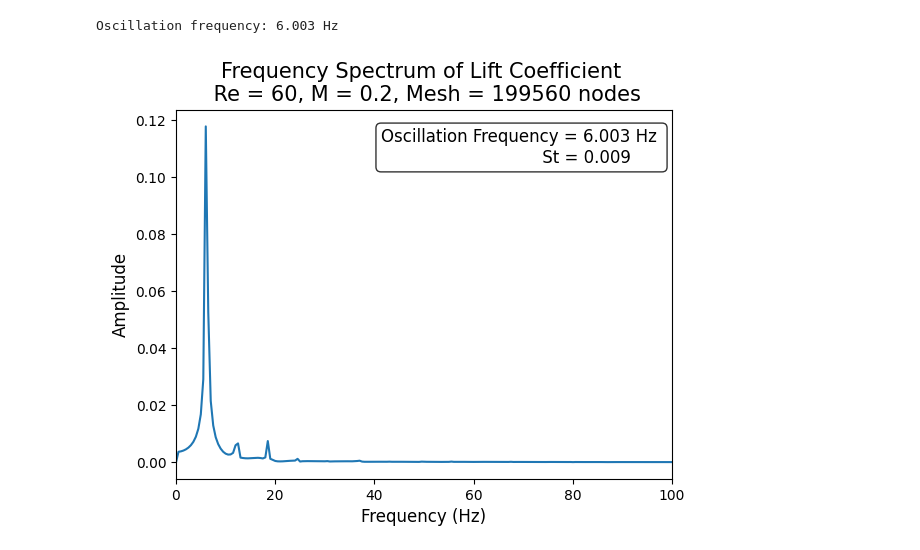
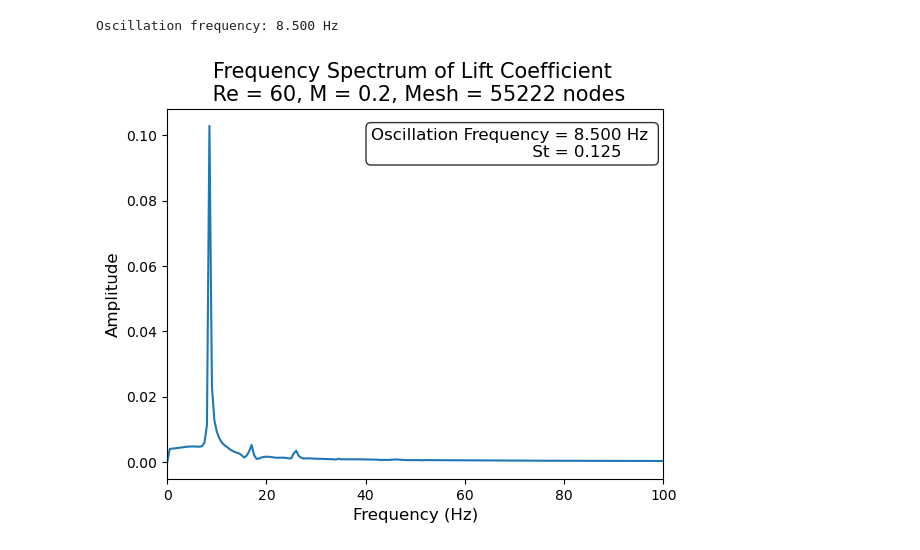
Before and after one commit to AFFONG/flux_jacobian, a Jupyter notebook: notebooks/cfd_post/unsteady_cl_plot.ipynb, the cells around one changed output. Drawn from its saved outputs; the diff is of its cells as text; code cells hidden in the pictures.

```diff
--- a/notebooks/cfd_post/unsteady_cl_plot.ipynb
+++ b/notebooks/cfd_post/unsteady_cl_plot.ipynb
@@ -22,11 +22,14 @@ RE = 60
 Mach = 0.2
 mesh_ver = 3
 GROUP = 2
-Mesh = 199560
+Mesh = 55222
 ianimgrp = GROUP
 
 
-cfd_dir = f"/home/ahf25/CFD_2d_cylinder_all/Unsteady/M{Mach}/v{mesh_ver}_mesh/2d_cylinder_{Mesh}_Re{RE}_unsteady"
+# cfd_dir = f"/home/ahf25/CFD_2d_cylinder_all/Unsteady/M{Mach}/v{mesh_ver}_mesh/2d_cylinder_{Mesh}_Re{RE}_unsteady"
+
+cfd_dir = f"/mnt/data1/ahf25/run2/2d_cylinder_{Mesh}_Re{RE}_unsteady"
+
 nod_file = f"cylinder.nod"
 plt_file = "cylinder.plt"
 grp_file =f"cylinder.grp{GROUP:02}"
@@ -117,7 +120,7 @@ blade = area_normals_pv(grp.coords, grp.icon3, grp.icon4)
 deltat = top["dtstr"] / Constants()["u"]
 
 # define delta_t per frame IMPORTANT
-frame_rate = 10 # output rate of animation  e.g frame_rate = 10 referes to 1 output per 10 iterations
+frame_rate = 1 # output rate of animation  e.g frame_rate = 10 referes to 1 output per 10 iterations
 deltat_frame = deltat * frame_rate # delta t between each frame
 
 
@@ -262,31 +265,31 @@ Check the final time should match: number of iterations * deltat (au3d)
 # %%
 CL_fluctuation = CL - np.mean(CL)
 
 N = len(CL_fluctuation)
 dt = t[1] - t[0]
 
 freqs = np.fft.rfftfreq(N, d=dt)
 fft_vals = np.fft.rfft(CL_fluctuation)
 amplitude = np.abs(fft_vals) * 2 / N
 target_frequency = freqs[np.argmax(amplitude)]
-strohaul = target_frequency * surface_area / U_inf
+strohaul = target_frequency * D / U_inf
 
 
 plt.figure()
 plt.plot(freqs, amplitude)
 plt.title(f"Frequency Spectrum of Lift Coefficient \n Re = {RE}, M = {Mach}, Mesh = {Mesh} nodes", fontsize = 15)
 plt.xlabel("Frequency (Hz)", fontsize = 12)
 plt.ylabel("Amplitude",fontsize = 12)
 plt.xlim(0,100)
 plt.savefig("unsteady_cl_fft")
 # np.savetxt(f'../../data/Re{RE}/au3d_unsteady_Re{RE}_cl_fft.csv', (freqs, amplitude), delimiter=',')
 
 plt.annotate(f"Oscillation Frequency = {target_frequency:.3f} Hz \n St = {strohaul:.3f}      ",
              xy=(0.98, 0.95), xycoords='axes fraction',
              ha='right', va='top', fontsize = 12,
              bbox=dict(boxstyle="round,pad=0.3", facecolor="white", edgecolor="black", alpha=0.8))
 
 print(f"Oscillation frequency: {target_frequency:.3f} Hz ")
 # %% [output]
-Oscillation frequency: 6.003 Hz
+Oscillation frequency: 8.500 Hz
-[figure, old version]
+[figure, new version]
```
Also changed, not shown: parts of 4 cells of this notebook.
